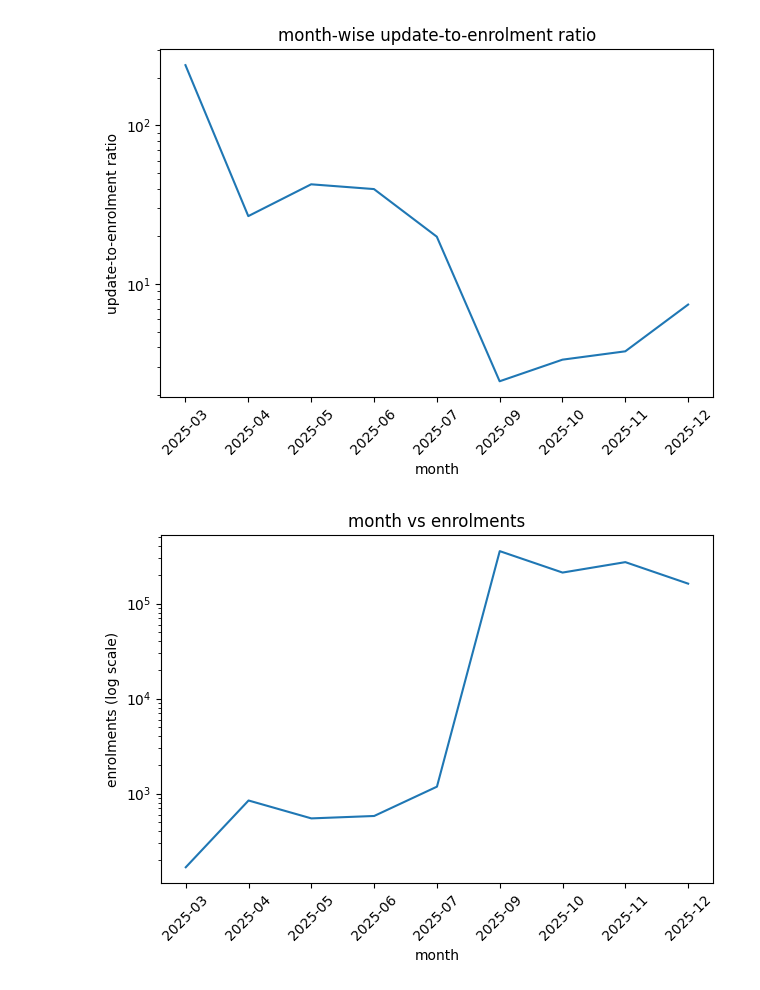
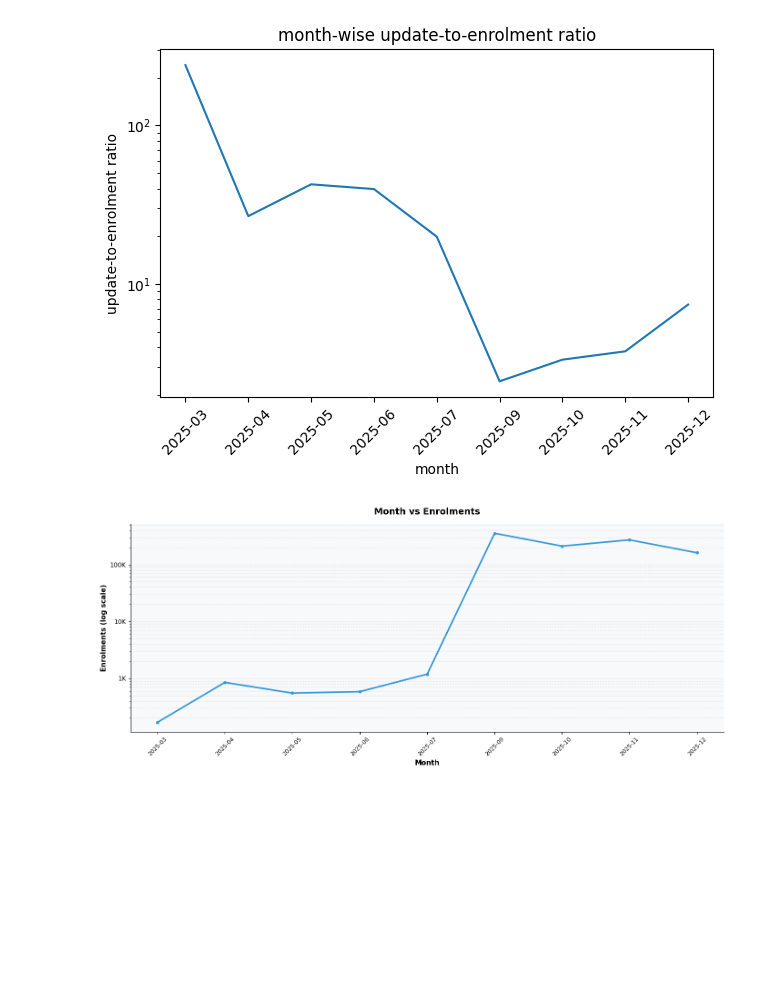
Before and after one commit to RishikaBothra/vestige, a Jupyter notebook: notebooks/Month-wise Update-to-Enrolment Ratio.ipynb, the cells around one changed output. Saved outputs shown, nothing was run; the diff lists cells and outputs as text; code cells hidden in the pictures; blank space fills up the shorter version.

```diff
--- a/notebooks/Month-wise Update-to-Enrolment Ratio.ipynb
+++ b/notebooks/Month-wise Update-to-Enrolment Ratio.ipynb
@@ -29,32 +52,56 @@ plt.show()
 # %%
 import pandas as pd
 import matplotlib.pyplot as plt
+from matplotlib.ticker import FuncFormatter
 
 enrolment_df=pd.read_parquet("../sql/data/data_cache/enrolment_clean.parquet")
 
 # convert date to month
 enrolment_df["month"]=pd.to_datetime(enrolment_df["date"]).dt.to_period("M").astype(str)
 
 # month-wise enrolments
 month_enrolments=(
     enrolment_df
     .groupby("month")
     .size()
     .sort_index()
 )
 
-# plot
-plt.figure()
-plt.plot(month_enrolments.index,month_enrolments.values)
-plt.yscale("log")  # important because of scale imbalance
-plt.xticks(rotation=45)
-plt.xlabel("month")
-plt.ylabel("enrolments (log scale)")
-plt.title("month vs enrolments")
+# Enhanced visualization
+fig, ax = plt.subplots(figsize=(14, 6))
+
+ax.plot(month_enrolments.index, month_enrolments.values, linewidth=2.5, color="#3498db", marker="o", markersize=4)
+
+ax.set_yscale("log")
+
+# Format y-axis to show values in millions
+def format_millions(y, pos):
+    if y >= 1_000_000:
+        return f"{y/1_000_000:.1f}M"
+    elif y >= 1_000:
+        return f"{y/1_000:.0f}K"
+    else:
+        return f"{y:.0f}"
+
+ax.yaxis.set_major_formatter(FuncFormatter(format_millions))
+
+ax.tick_params(axis="x", rotation=45, labelsize=9)
+ax.set_xlabel("Month", fontsize=11, fontweight="bold")
+ax.set_ylabel("Enrolments (log scale)", fontsize=11, fontweight="bold")
+ax.set_title("Month vs Enrolments", fontsize=14, fontweight="bold", pad=15)
+
+# Grid and styling
+ax.grid(axis="y", linestyle="--", alpha=0.3, which="both")
+ax.set_axisbelow(True)
+ax.spines["top"].set_visible(False)
+ax.spines["right"].set_visible(False)
+ax.set_facecolor("#f8f9fa")
+fig.patch.set_facecolor("white")
+
 plt.tight_layout()
 plt.show()
 # %% [output]
-[figure, old version]
+[figure, new version]
 # %%
 import pandas as pd
 import matplotlib.pyplot as plt
```
Also changed, not shown: parts of 2 cells of this notebook, 24 other files.
